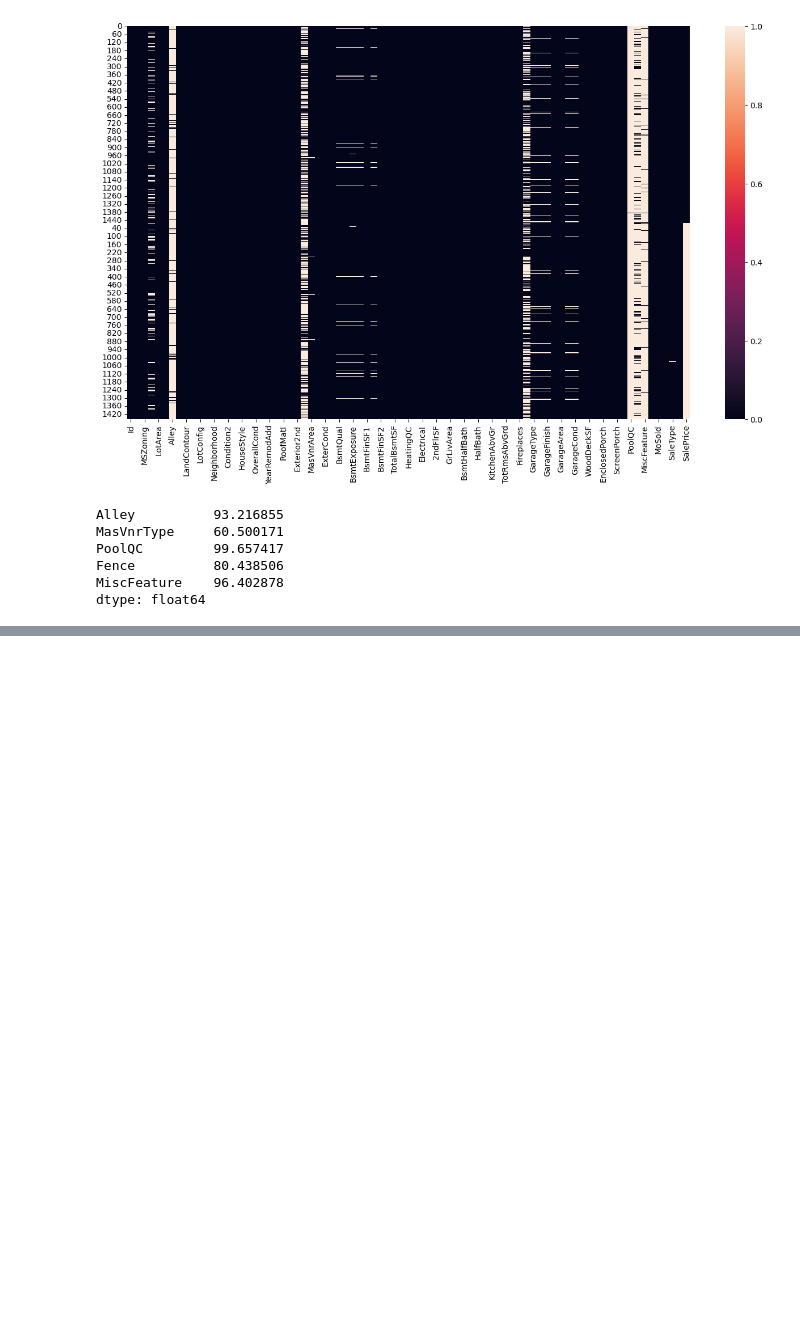
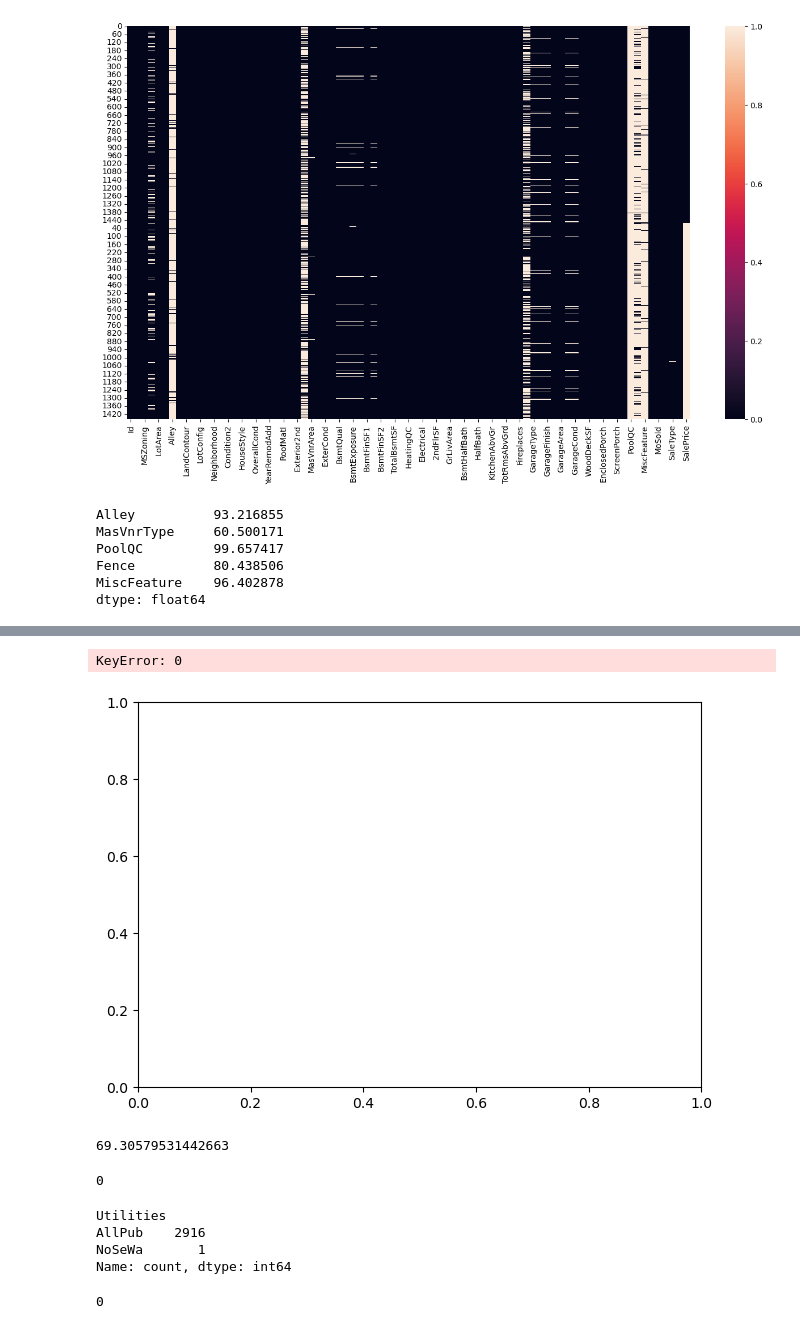
Before and after one commit to Shivam182/machine_learning_algo_practice, a Jupyter notebook: ML_Practice_Mini_Projects/Housing_Price_Model .ipynb, the cells around one changed output, grey strips where cells are left out. Saved outputs shown, nothing was run; the diff lists cells and outputs as text; code cells hidden in the pictures; blank space fills up the shorter version.

```diff
--- a/ML_Practice_Mini_Projects/Housing_Price_Model .ipynb
+++ b/ML_Practice_Mini_Projects/Housing_Price_Model .ipynb
@@ -139,0 +285,42 @@ dtype: float64
+# %%
+## Handling LotFrontage : this is a numerical value feature , we can look for mean & median value
+
+def boxHistPlot(df, figsize =(16, 5)):
+    plt.figure(figsize = figsize)
+    plt.subplot(121)
+    sns.boxplot(df)
+    plt.subplot(122)
+    sns.displot(df)
+# %%
+boxHistPlot(df['LotFrontage'])
+# %% [output]
+KeyError: 0
+[figure, added]
+# %%
+lotfrontage_mean = df['LotFrontage'].mean()
+
+lotfrontage_mean
+# %% [output]
+69.30579531442663
+# %%
+df_mvi.replace(np.nan, lotfrontage_mean, inplace=True)
+df_mvi['LotFrontage'].isnull().sum()
+# %% [output]
+0
+# %%
+## Handling Utilities feature : this is a categorical feature, Note that in this only 0.06% of houses are with mising data so we can directly put values
+
+df['Utilities'].value_counts()
+# %% [output]
+Utilities
+AllPub    2916
+NoSeWa       1
+Name: count, dtype: int64
+# %%
+utilities_mode = df['Utilities'].mode()[0]
+df_mvi['Utilities'].replace(np.nan, utilities_mode, inplace=True)
+
+
+df_mvi['Utilities'].isnull().sum()
+# %% [output]
+0
```
Also changed, not shown: parts of 77 cells of this notebook.
